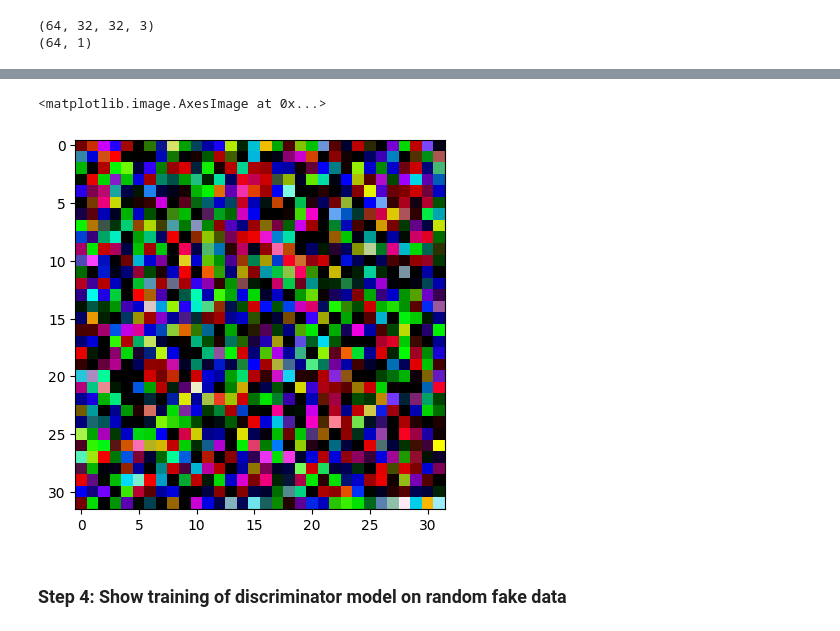
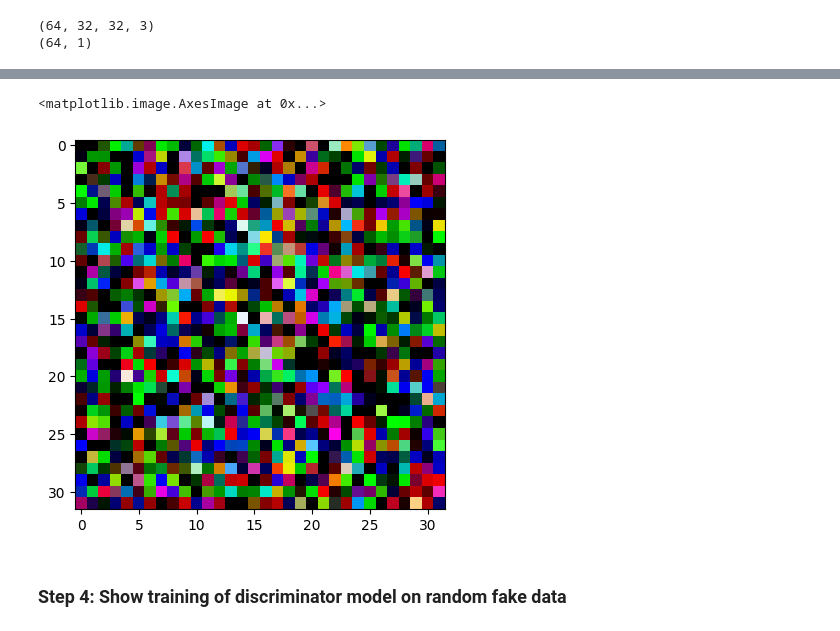
Before and after one commit to amankiitg/Foundation_AI, a Jupyter notebook: GenAI_Fundamentals_Build_First_GAN_(1).ipynb, the cells around one changed output, grey strips where cells are left out. Cells and saved outputs as stored; diff of their text form; code cells hidden in the pictures.

```diff
--- a/GenAI_Fundamentals_Build_First_GAN_(1).ipynb
+++ b/GenAI_Fundamentals_Build_First_GAN_(1).ipynb
@@ -182,5 +186,5 @@ print(ycheck.shape)
 (64, 32, 32, 3)
 (64, 1)
 # %%
-pyplot.imshow(Xcheck[0])
+pyplot.imshow(Xcheck[10])
 # %% [output]
@@ -188,5 +192,5 @@ WARNING:matplotlib.image:Clipping input data to the valid range for imshow with
 <matplotlib.image.AxesImage at 0x...>
-[figure, old version]
+[figure, new version]
 # %% [markdown]
 ### Step 4: Show training of discriminator model on random fake data
 # %%
```
Also changed, not shown: parts of 11 cells of this notebook.
